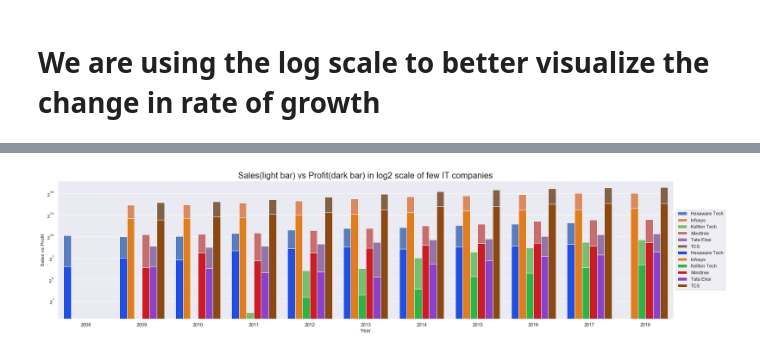
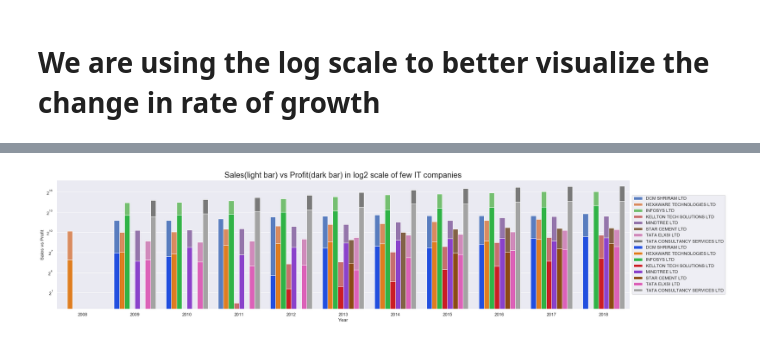
Before and after one commit to M-e-r-c-u-r-y/Machine-Learning, a Jupyter notebook: BFSI/IT Company Analysis/IT Company Analysis.ipynb, the cells around one changed output, grey strips where cells are left out. Cells and saved outputs as stored; diff of their text form; code cells hidden in the pictures.

```diff
--- a/BFSI/IT Company Analysis/IT Company Analysis.ipynb
+++ b/BFSI/IT Company Analysis/IT Company Analysis.ipynb
@@ -268,17 +370,17 @@ for company in merged_df["Company"].unique():
 # %%
 #sns.color_palette("hls", 8)
 plt.rcParams['figure.figsize'] = [26, 6]
-ax = sns.barplot(data=merged_df, x = 'Report Date', y="Sales", hue="Company", palette='muted')
+ax = sns.barplot(data=PLdf, x = 'Report Date', y="Sales", hue="Company", palette='muted')
 
 
 #sns.set_color_codes("pastel")
-ax = sns.barplot(data=merged_df, x = 'Report Date', y="Net profit", hue="Company", palette='bright')
+ax = sns.barplot(data=PLdf, x = 'Report Date', y="Net profit", hue="Company", palette='bright')
 ax.set_yscale('log', basey=2)
 ax.set_title('Sales(light bar) vs Profit(dark bar) in log2 scale of few IT companies', fontsize=20)
 plt.xlabel('Year')
 plt.ylabel('Sales vs Profit')
 
 plt.legend(loc='center left', bbox_to_anchor=(1, 0.5))
 plt.savefig('Analysis-chart.jpg', dpi=200 , bbox_inches='tight')
 # %% [output]
-[figure, old version]
+[figure, new version]
```
Also changed, not shown: parts of 26 cells of this notebook.
